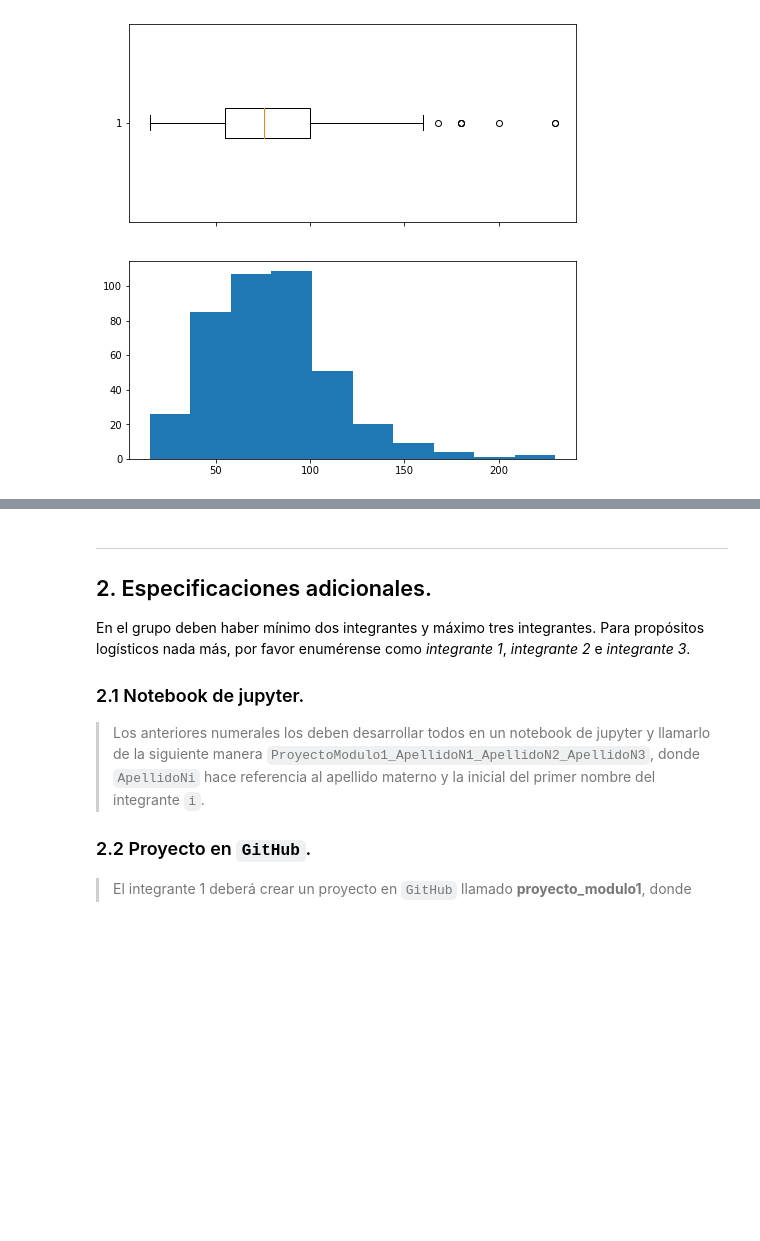
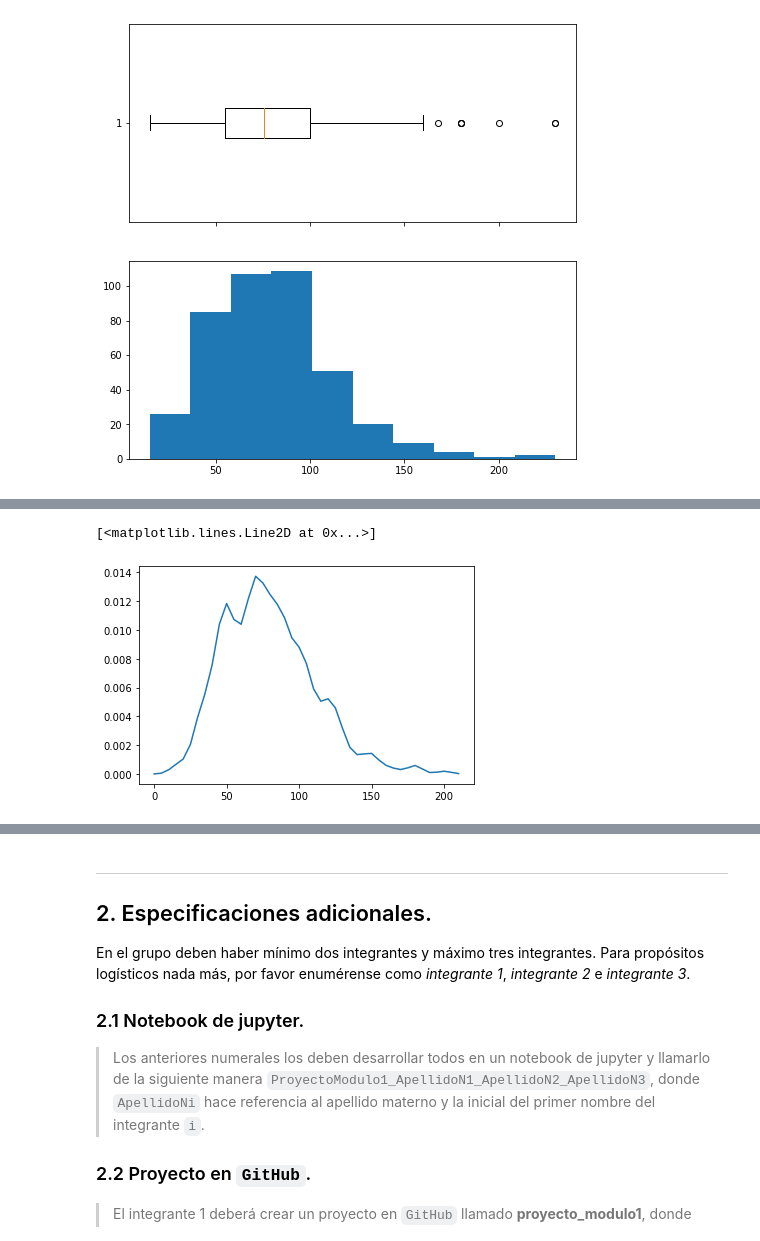
Before and after one commit to JuanPrdz/Proyecto_tema2_JPRodriguez_ARamirez_SRomero, a Jupyter notebook: El_bueno.ipynb, the cells around one changed output, grey strips where cells are left out. Cells and saved outputs as stored; diff of their text form; code cells hidden in the pictures; blank space fills up the shorter version.

```diff
--- a/El_bueno.ipynb
+++ b/El_bueno.ipynb
@@ -314,0 +398,17 @@ plt.show()
+# %%
+# Reducción de varianza y Montecarlo
+N=10000
+
+f_1 = kde_sklearn_mod(defensa, 5)
+proba = f_1(np.arange(0,191,.4))
+f_acum = proba.cumsum()
+
+# Utilizamos el método estratificado
+u = muestreo_est(N)
+funcion2 = lambda u: (generador_vad(f_acum, defensa, N))
+o = funcion2(u).values
+
+plt.plot(np.arange(0,211,5),f_1(np.arange(0,211,5)))
+# %% [output]
+[<matplotlib.lines.Line2D at 0x...>]
+[figure, added]
```
Also changed, not shown: parts of 22 cells of this notebook.
